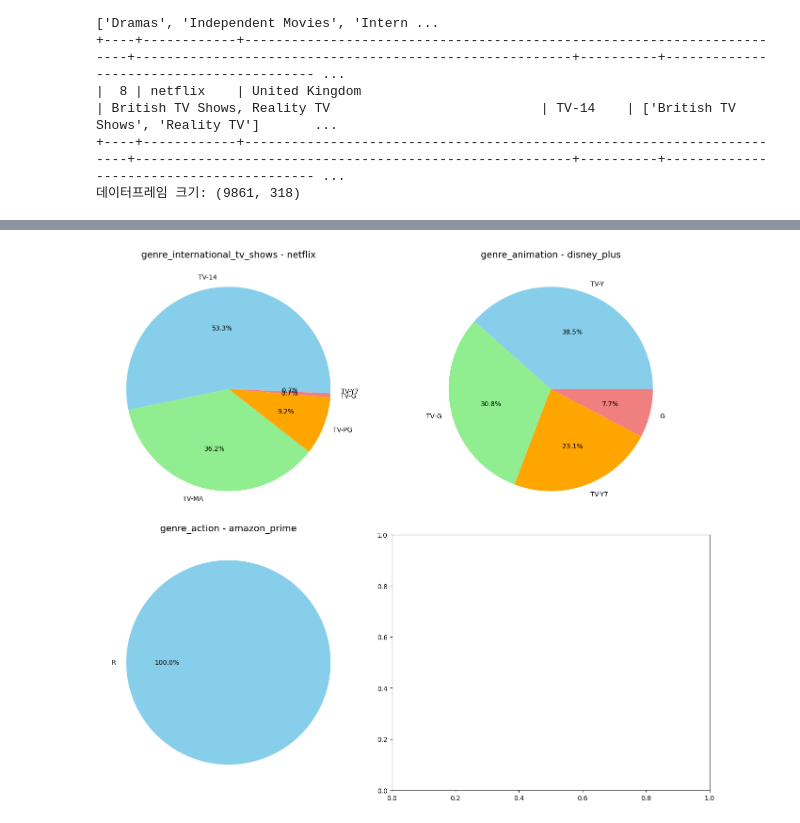
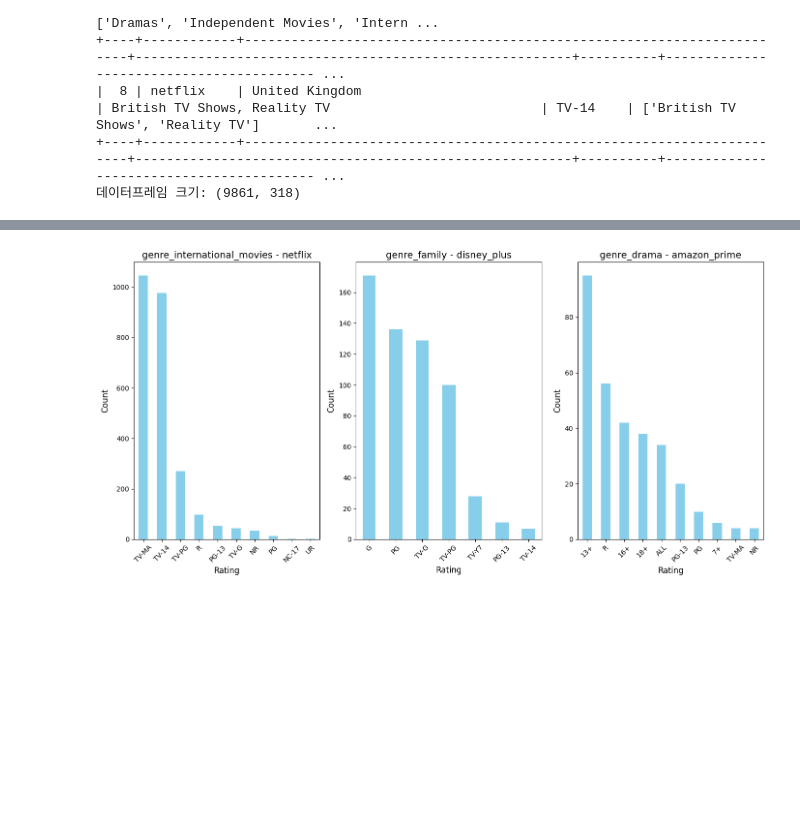
Before and after one commit to haedongmu/AIFFEL_quest_cr, a Jupyter notebook: Project/Dataton_age.ipynb, the cells around one changed output, grey strips where cells are left out. Cells and saved outputs as stored; diff of their text form; code cells hidden in the pictures; blank space fills up the shorter version.

```diff
--- a/Project/Dataton_age.ipynb
+++ b/Project/Dataton_age.ipynb
@@ -208,25 +207,29 @@ print(f"데이터프레임 크기: {gropped_data.shape}")
 +----+------------+-----------------------------------------------------------------------+--------------------------------------------------------+----------+----------------------------------------- ...
 데이터프레임 크기: (9861, 318)
 # %%
-#각 플랫폼별로 한국콘텐츠 중 인기있는 장르 분석
+#각 플랫폼별로 콘텐츠 중 인기있는 장르 분석
 
 import matplotlib.pyplot as plt
 
 # 1. 한국 콘텐츠만 필터링 (country에 'South Korea' 포함)
-korean_content_data = gropped_data[gropped_data['country'].str.contains('South Korea', na=False)]
+#content_data = gropped_data[gropped_data['country'].str.contains('South Korea', na=False)]
+
+#글로벌 콘텐츠
+content_data = gropped_data
 
 # 2. 플랫폼 목록 추출
-platforms = korean_content_data['platform'].unique()
+platforms = content_data['platform'].unique()
 
 # 3. 각 플랫폼에 대해 상위 4개 장르 시각화
-fig, axes = plt.subplots(2, 2, figsize=(14, 12))
+fig, axes = plt.subplots(1, 3, figsize=(20, 10))
 
 top_ranking = 10
 # 4. 각 플랫폼에 대해 서브플롯에 차트 추가
 for i, platform in enumerate(platforms):
     # 각 서브플롯 위치
-    ax = axes[i // 2, i % 2]  # 2x2 배열로 서브플롯 배치
-    platform_data = korean_content_data[korean_content_data['platform'] == platform]
+    #ax = axes[i // 2, i % 2]  # 2x2 배열로 서브플롯 배치
+    ax = axes[i]
+    platform_data = content_data[content_data['platform'] == platform]
 
     # 5. 장르를 나타내는 'genre_'로 시작하는 컬럼을 필터링
     genre_columns = [col for col in platform_data.columns if col.startswith('genre_')]
@@ -250,49 +253,54 @@ plt.show()
 # %%
-#각 플랫폼별로 가장 인기 있는 한국 콘텐츠에 대한 연령분포 분석
+#플랫폼별로 콘텐츠의 시청자 연령등급 분석
 
 import matplotlib.pyplot as plt
 
 # 1. 한국 콘텐츠만 필터링 (country에 'South Korea' 포함)
-korean_content_data = gropped_data[gropped_data['country'].str.contains('South Korea', na=False)]
+#content_data = gropped_data[gropped_data['country'].str.contains('South Korea', na=False)]
+
+#글로벌 콘텐츠
+content_data = gropped_data
 
 # 2. 플랫폼 목록 추출
-platforms = korean_content_data['platform'].unique()
+platforms = content_data['platform'].unique()
 
 # 3. 각 플랫폼에 대해 가장 인기 있는 장르 선정 및 연령 등급 분포 시각화
-fig, axes = plt.subplots(2, 2, figsize=(14, 12))
+fig, axes = plt.subplots(1, 3, figsize=(14, 7))
 
 # 4. 각 플랫폼에 대해 서브플롯에 차트 추가
 for i, platform in enumerate(platforms):
     # 각 서브플롯 위치
-    ax = axes[i // 2, i % 2]  # 2x2 배열로 서브플롯 배치
-    platform_data = korean_content_data[korean_content_data['platform'] == platform]
+    #ax = axes[i // 2, i % 2]  # 2x2 배열로 서브플롯 배치
+    ax = axes[i]
+    platform_data = content_data[content_data['platform'] == platform]
 
     # 5. 장르를 나타내는 'genre_'로 시작하는 컬럼을 필터링
     genre_columns = [col for col in platform_data.columns if col.startswith('genre_')]
 
     # 6. 각 장르에 대해 1인 값만 추출하여 해당 장르가 포함된 콘텐츠 카운트
     genre_counts = platform_data[genre_columns].sum()
 
     # 7. 가장 인기 있는 장르 선정 (가장 많이 포함된 장르)
     most_popular_genre = genre_counts.idxmax()
 
     # 8. 가장 인기 있는 장르의 콘텐츠 추출
     popular_genre_data = platform_data[platform_data[most_popular_genre] == 1]
 
-    # 9. 연령 등급 분포 계산
-    rating_counts = popular_genre_data['rating'].value_counts()
+    # 9. 연령 등급 분포 계산 (상위 10개 등급만 선택)
+    top_ranking = 10
+    rating_counts = popular_genre_data['rating'].value_counts().head(top_ranking)
 
-    # 10. 파이 차트 시각화
-    explode = [0.1 if label == most_popular_genre else 0 for label in rating_counts.index]  # 인기 장르 강조
-    rating_counts.plot(kind='pie', autopct='%1.1f%%', colors=['skyblue', 'lightgreen', 'orange', 'lightcoral'],
-                       ax=ax, explode=explode)
+    # 10. 막대 차트 시각화
+    rating_counts.plot(kind='bar', color='skyblue', ax=ax)
 
-    # 간단한 타이틀로 수정
+    # 차트 제목과 레이블 설정
     ax.set_title(f'{most_popular_genre} - {platform}', fontsize=14)
-    ax.set_ylabel('')  # y축 레이블 제거
+    ax.set_xlabel('Rating', fontsize=12)
+    ax.set_ylabel('Count', fontsize=12)
+    ax.tick_params(axis='x', rotation=45)  # x축 레이블 기울이기
 
 # 11. 레이아웃 조정
 plt.tight_layout()
 plt.show()
 # %% [output]
-[figure, old version]
+[figure, new version]
```
Also changed, not shown: parts of 2 cells of this notebook.
